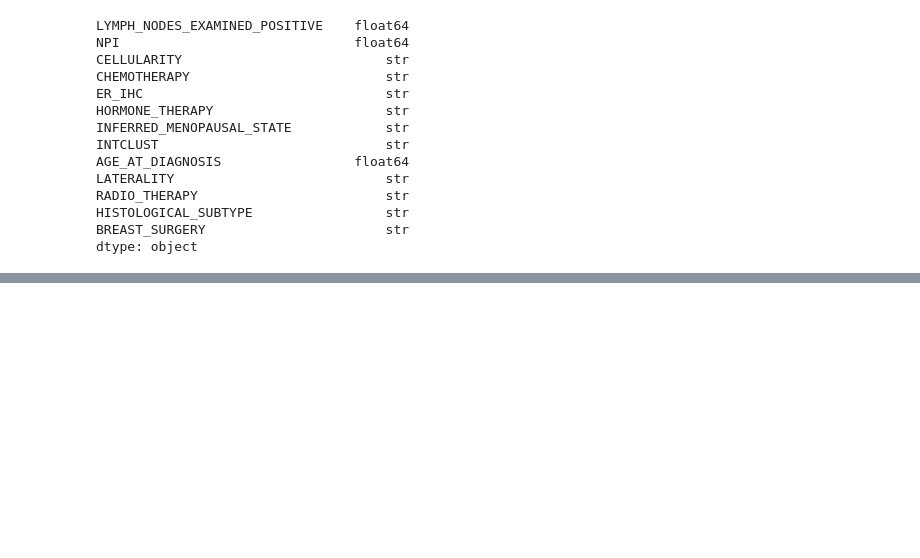
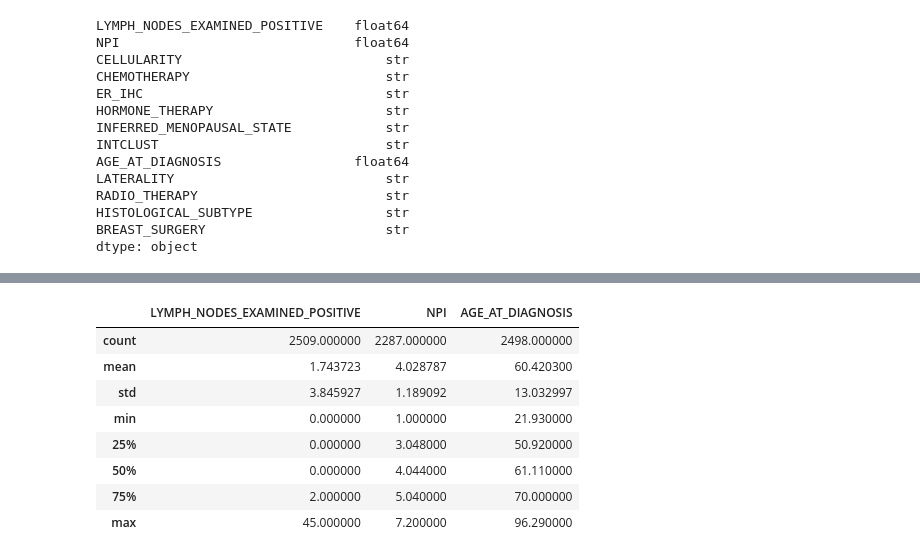
Before and after one commit to VJ1130/ClinSTRAT, a Jupyter notebook: 01_data_preprocessing.ipynb, the cells around one changed output, grey strips where cells are left out. Saved outputs shown, nothing was run; the diff lists cells and outputs as text; code cells hidden in the pictures; blank space fills up the shorter version.

```diff
--- a/01_data_preprocessing.ipynb
+++ b/01_data_preprocessing.ipynb
@@ -181,0 +193,12 @@ print(mean_value)
+# %%
+display(X.describe())
+# %% [output]
+|  | LYMPH_NODES_EXAMINED_POSITIVE | NPI | AGE_AT_DIAGNOSIS |
+| count | 2509.000000 | 2287.000000 | 2498.000000 |
+| mean | 1.743723 | 4.028787 | 60.420300 |
+| std | 3.845927 | 1.189092 | 13.032997 |
+| min | 0.000000 | 1.000000 | 21.930000 |
+| 25% | 0.000000 | 3.048000 | 50.920000 |
+| 50% | 0.000000 | 4.044000 | 61.110000 |
+| 75% | 2.000000 | 5.040000 | 70.000000 |
+| max | 45.000000 | 7.200000 | 96.290000 |
```
Also changed, not shown: parts of 5 cells of this notebook.
